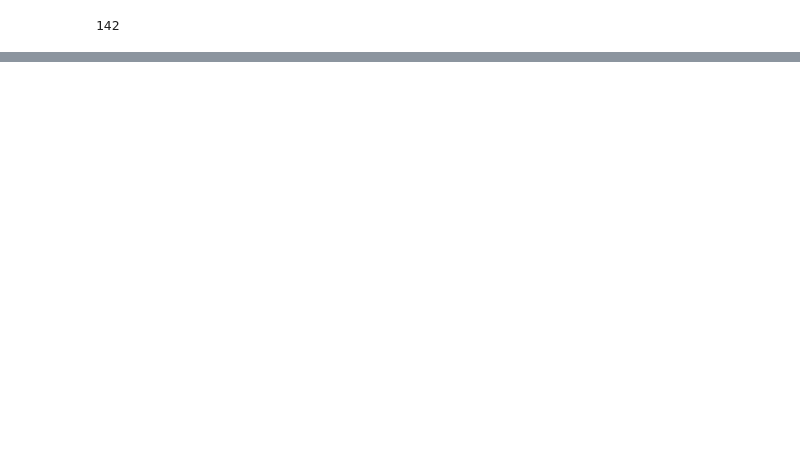
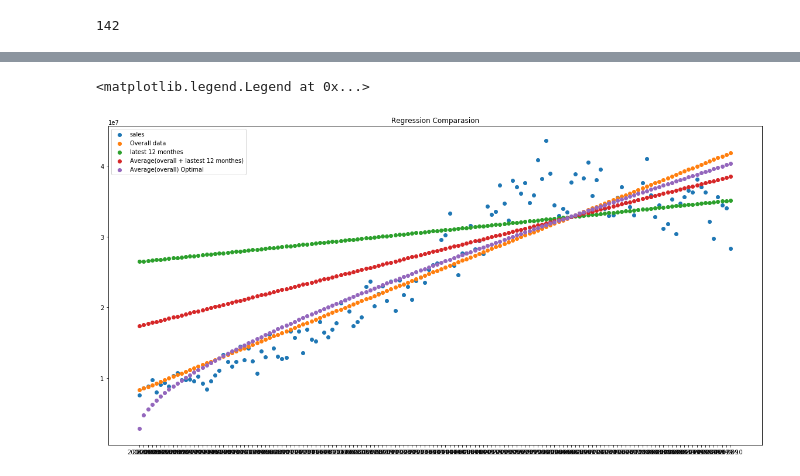
Before and after one commit to windyinwind/ML_sales_predict, a Jupyter notebook: Sales Prediction.ipynb, the cells around one changed output, grey strips where cells are left out. Cells and saved outputs as stored; diff of their text form; code cells hidden in the pictures; blank space fills up the shorter version.

Commit message:
Using artificial expansion of training data to train new model

```diff
--- a/Sales Prediction.ipynb
+++ b/Sales Prediction.ipynb
@@ -300,0 +321,2 @@ plt.legend()
+# %%
+twisted_param =  np.sqrt(X_train)
@@ -300,0 +325,2 @@ plt.legend()
+# %%
+X_train_optimal = np.append(X_train, twisted_param, axis=1)
@@ -300,0 +329,24 @@ plt.legend()
+# %%
+Reg_optimal = LinearRegression().fit(X_train_optimal, y_train)
+# %%
+def predict_optimal(year_month):
+    year_month_index = [yearmonth_to_num(ym) for ym in year_month]
+    year_month_index = np.array(year_month_index).reshape(-1,1)
+    year_month_index_twisted = np.sqrt(year_month_index);
+    #year_month_index_twisted1 = np.sqrt(year_month_index_twisted);
+    year_month_optimal = np.append(year_month_index, year_month_index_twisted, axis=1)
+    #year_month_optimal = np.append(year_month_index, year_month_index_twisted1, axis=1)
+    p = Reg_optimal.predict(year_month_optimal)
+    return p.flatten()
+# %%
+plt.figure(figsize=(20, 10))
+plt.title("Regression Comparasion")
+plt.scatter(sales['month'], sales['sales'])
+plt.scatter(sales['month'], predict_all(sales['month'].values), label='Overall data')
+plt.scatter(sales['month'], predict_12(sales['month'].values), label="latest 12 monthes")
+plt.scatter(sales['month'], predict_avg(sales['month'].values), label="Average(overall + lastest 12 monthes)")
+plt.scatter(sales['month'], predict_optimal(sales['month'].values), label="Average(overall) Optimal")
+plt.legend()
+# %% [output]
+<matplotlib.legend.Legend at 0x...>
+[figure, added]
```
Also changed, not shown: parts of 20 cells of this notebook.
